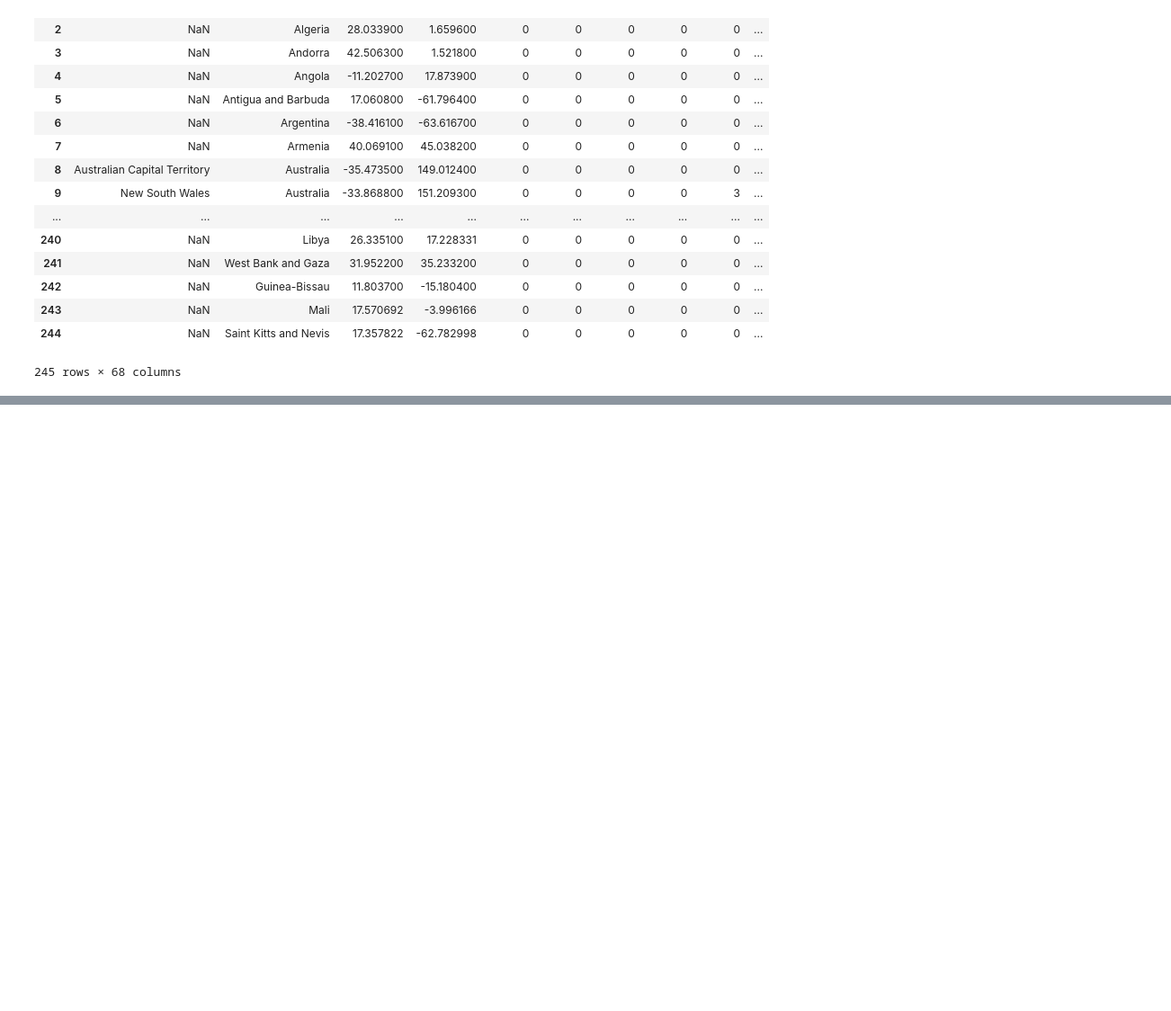
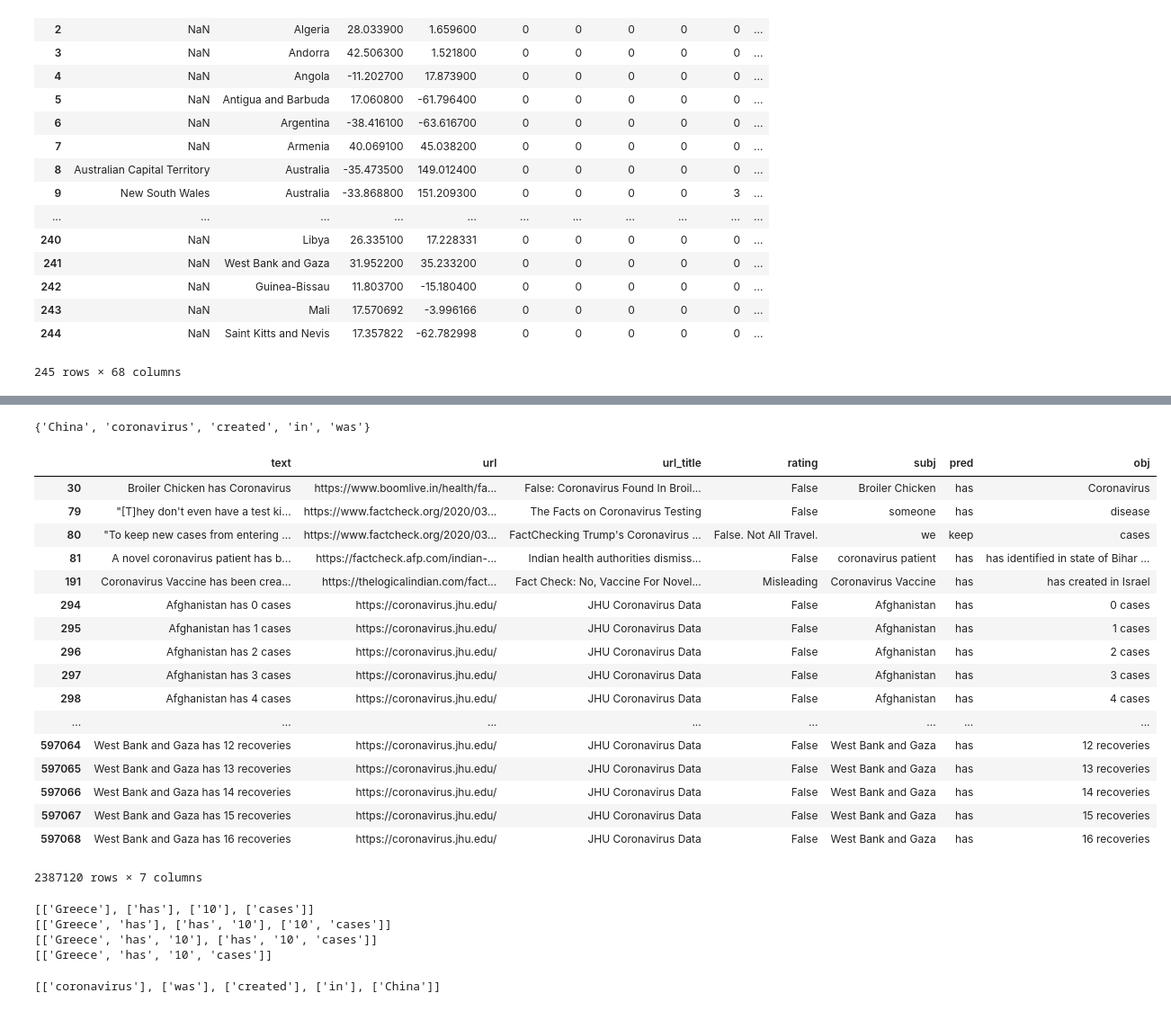
Before and after one commit to geokaragiannis/COVID-19, a Jupyter notebook: create_ak_format.ipynb, the cells around one changed output, grey strips where cells are left out. Shown at 90% size. Drawn from its saved outputs; the diff is of its cells as text; code cells hidden in the pictures; blank space fills up the shorter version.

```diff
--- a/create_ak_format.ipynb
+++ b/create_ak_format.ipynb
@@ -142,0 +189,2 @@ all_df.to_csv("/Users/georgekaragiannis/Desktop/Cornell/research/akb_demo/data/j
+# %%
+new_akb_df = pd.concat([ak_df, all_df], ignore_index=True, sort=False)
@@ -142,0 +214,8 @@ all_df.to_csv("/Users/georgekaragiannis/Desktop/Cornell/research/akb_demo/data/j
+# %%
+s = "Greece has 10 cases"
+# %%
+list_s = s.split(" ")
+# %%
+set(s.split(" "))
+# %% [output]
+{'China', 'coronavirus', 'created', 'in', 'was'}
@@ -142,0 +226,26 @@ all_df.to_csv("/Users/georgekaragiannis/Desktop/Cornell/research/akb_demo/data/j
+# %%
+ret_df = pd.DataFrame()
+for ngram in ngrams_l:
+    temp = new_akb_df[(new_akb_df.subj.isin(list_s)) | (new_akb_df.pred.isin(list_s)) | (new_akb_df.obj.isin(list_s))]
+    ret_df = ret_df.append(temp)
+# %%
+ret_df
+# %% [output]
+|  | text | url | url_title | rating | subj | pred | obj |
+| 30 | Broiler Chicken has Coronavirus | https://www.boomlive.in/health/fa... | False: Coronavirus Found In Broil... | False | Broiler Chicken | has | Coronavirus |
+| 79 | "[T]hey don't even have a test ki... | https://www.factcheck.org/2020/03... | The Facts on Coronavirus Testing | False | someone | has | disease |
+| 80 | "To keep new cases from entering ... | https://www.factcheck.org/2020/03... | FactChecking Trump's Coronavirus ... | False. Not All Travel. | we | keep | cases |
+| 81 | A novel coronavirus patient has b... | https://factcheck.afp.com/indian-... | Indian health authorities dismiss... | False | coronavirus patient | has | has identified in state of Bihar ... |
+| 191 | Coronavirus Vaccine has been crea... | https://thelogicalindian.com/fact... | Fact Check: No, Vaccine For Novel... | Misleading | Coronavirus Vaccine | has | has created in Israel |
+| 294 | Afghanistan has 0 cases | https://coronavirus.jhu.edu/ | JHU Coronavirus Data | False | Afghanistan | has | 0 cases |
+| 295 | Afghanistan has 1 cases | https://coronavirus.jhu.edu/ | JHU Coronavirus Data | False | Afghanistan | has | 1 cases |
+| 296 | Afghanistan has 2 cases | https://coronavirus.jhu.edu/ | JHU Coronavirus Data | False | Afghanistan | has | 2 cases |
+| 297 | Afghanistan has 3 cases | https://coronavirus.jhu.edu/ | JHU Coronavirus Data | False | Afghanistan | has | 3 cases |
+| 298 | Afghanistan has 4 cases | https://coronavirus.jhu.edu/ | JHU Coronavirus Data | False | Afghanistan | has | 4 cases |
+| ... | ... | ... | ... | ... | ... | ... | ... |
+| 597064 | West Bank and Gaza has 12 recoveries | https://coronavirus.jhu.edu/ | JHU Coronavirus Data | False | West Bank and Gaza | has | 12 recoveries |
+| 597065 | West Bank and Gaza has 13 recoveries | https://coronavirus.jhu.edu/ | JHU Coronavirus Data | False | West Bank and Gaza | has | 13 recoveries |
+| 597066 | West Bank and Gaza has 14 recoveries | https://coronavirus.jhu.edu/ | JHU Coronavirus Data | False | West Bank and Gaza | has | 14 recoveries |
+| 597067 | West Bank and Gaza has 15 recoveries | https://coronavirus.jhu.edu/ | JHU Coronavirus Data | False | West Bank and Gaza | has | 15 recoveries |
+| 597068 | West Bank and Gaza has 16 recoveries | https://coronavirus.jhu.edu/ | JHU Coronavirus Data | False | West Bank and Gaza | has | 16 recoveries |
+2387120 rows × 7 columns
@@ -142,0 +262,12 @@ all_df.to_csv("/Users/georgekaragiannis/Desktop/Cornell/research/akb_demo/data/j
+# %%
+for ngram in ngrams_l:
+    print(ngram)
+# %% [output]
+[['Greece'], ['has'], ['10'], ['cases']]
+[['Greece', 'has'], ['has', '10'], ['10', 'cases']]
+[['Greece', 'has', '10'], ['has', '10', 'cases']]
+[['Greece', 'has', '10', 'cases']]
+# %%
+ngrams(s, 1)
+# %% [output]
+[['coronavirus'], ['was'], ['created'], ['in'], ['China']]
```
Also changed, not shown: parts of 22 cells of this notebook.
